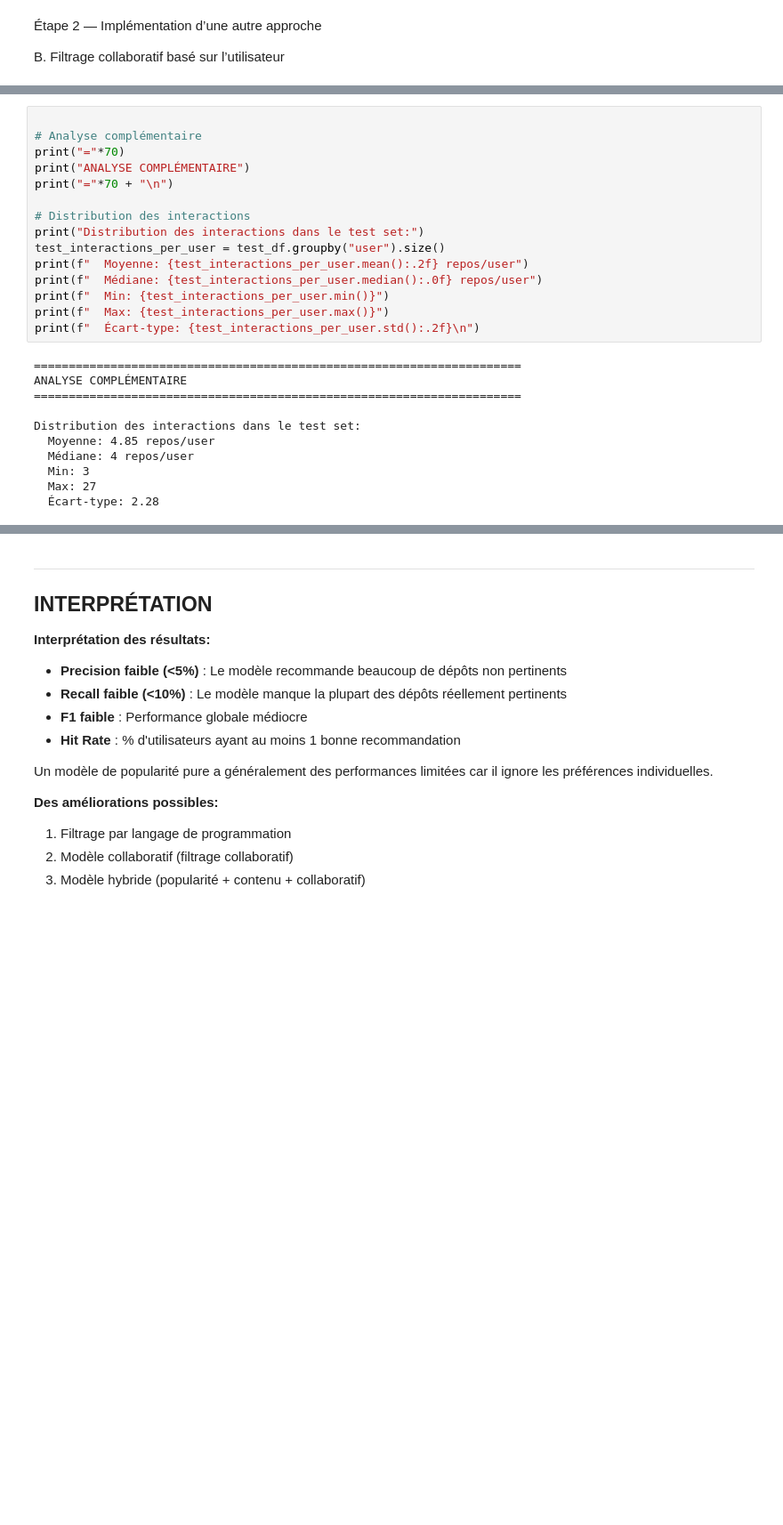
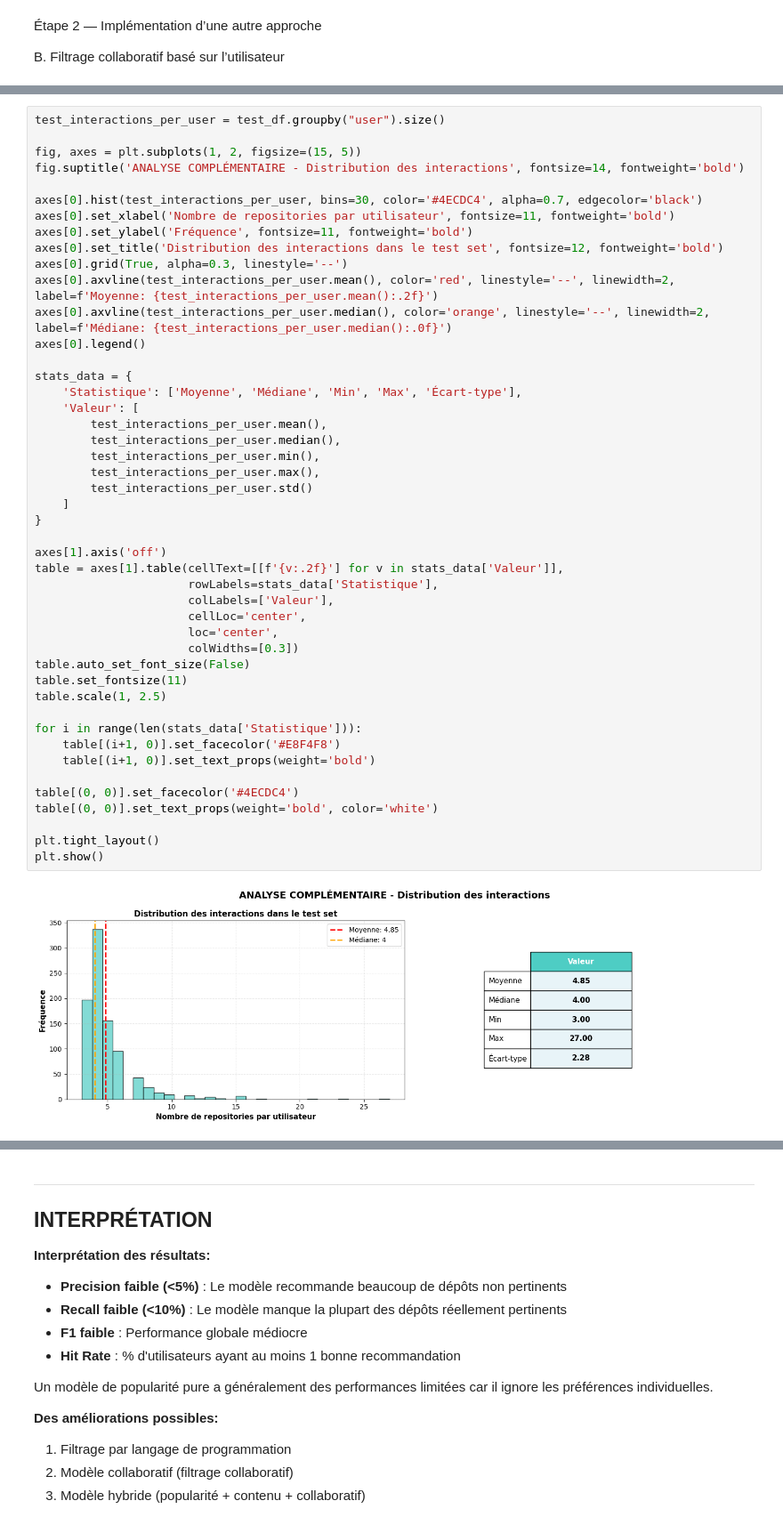
Before and after one commit to DrHurel/popularity-based-rs, a Jupyter notebook: TP-IA-GL Popularity-based RS.ipynb, the cells around one changed output, grey strips where cells are left out. Shown at 89% size. Cells and saved outputs as stored; diff of their text form; blank space fills up the shorter version.

```diff
--- a/TP-IA-GL Popularity-based RS.ipynb
+++ b/TP-IA-GL Popularity-based RS.ipynb
@@ -531,27 +584,49 @@ K = 5
 # %%
+test_interactions_per_user = test_df.groupby("user").size()
 
-# Analyse complémentaire
-print("="*70)
-print("ANALYSE COMPLÉMENTAIRE")
-print("="*70 + "\n")
+fig, axes = plt.subplots(1, 2, figsize=(15, 5))
+fig.suptitle('ANALYSE COMPLÉMENTAIRE - Distribution des interactions', fontsize=14, fontweight='bold')
 
-# Distribution des interactions
-print("Distribution des interactions dans le test set:")
-test_interactions_per_user = test_df.groupby("user").size()
-print(f"  Moyenne: {test_interactions_per_user.mean():.2f} repos/user")
-print(f"  Médiane: {test_interactions_per_user.median():.0f} repos/user")
-print(f"  Min: {test_interactions_per_user.min()}")
-print(f"  Max: {test_interactions_per_user.max()}")
-print(f"  Écart-type: {test_interactions_per_user.std():.2f}\n")
+axes[0].hist(test_interactions_per_user, bins=30, color='#4ECDC4', alpha=0.7, edgecolor='black')
+axes[0].set_xlabel('Nombre de repositories par utilisateur', fontsize=11, fontweight='bold')
+axes[0].set_ylabel('Fréquence', fontsize=11, fontweight='bold')
+axes[0].set_title('Distribution des interactions dans le test set', fontsize=12, fontweight='bold')
+axes[0].grid(True, alpha=0.3, linestyle='--')
+axes[0].axvline(test_interactions_per_user.mean(), color='red', linestyle='--', linewidth=2, label=f'Moyenne: {test_interactions_per_user.mean():.2f}')
+axes[0].axvline(test_interactions_per_user.median(), color='orange', linestyle='--', linewidth=2, label=f'Médiane: {test_interactions_per_user.median():.0f}')
+axes[0].legend()
+
+stats_data = {
+    'Statistique': ['Moyenne', 'Médiane', 'Min', 'Max', 'Écart-type'],
+    'Valeur': [
+        test_interactions_per_user.mean(),
+        test_interactions_per_user.median(),
+        test_interactions_per_user.min(),
+        test_interactions_per_user.max(),
+        test_interactions_per_user.std()
+    ]
+}
+
+axes[1].axis('off')
+table = axes[1].table(cellText=[[f'{v:.2f}'] for v in stats_data['Valeur']],
+                      rowLabels=stats_data['Statistique'],
+                      colLabels=['Valeur'],
+                      cellLoc='center',
+                      loc='center',
+                      colWidths=[0.3])
+table.auto_set_font_size(False)
+table.set_fontsize(11)
+table.scale(1, 2.5)
+
+for i in range(len(stats_data['Statistique'])):
+    table[(i+1, 0)].set_facecolor('#E8F4F8')
+    table[(i+1, 0)].set_text_props(weight='bold')
+
+table[(0, 0)].set_facecolor('#4ECDC4')
+table[(0, 0)].set_text_props(weight='bold', color='white')
+
+plt.tight_layout()
+plt.show()
 # %% [output]
-======================================================================
-ANALYSE COMPLÉMENTAIRE
-======================================================================
-
-Distribution des interactions dans le test set:
-  Moyenne: 4.85 repos/user
-  Médiane: 4 repos/user
-  Min: 3
-  Max: 27
-  Écart-type: 2.28
+[figure, added]
 # %%
```
Also changed, not shown: parts of 13 cells of this notebook, 1 other file.
